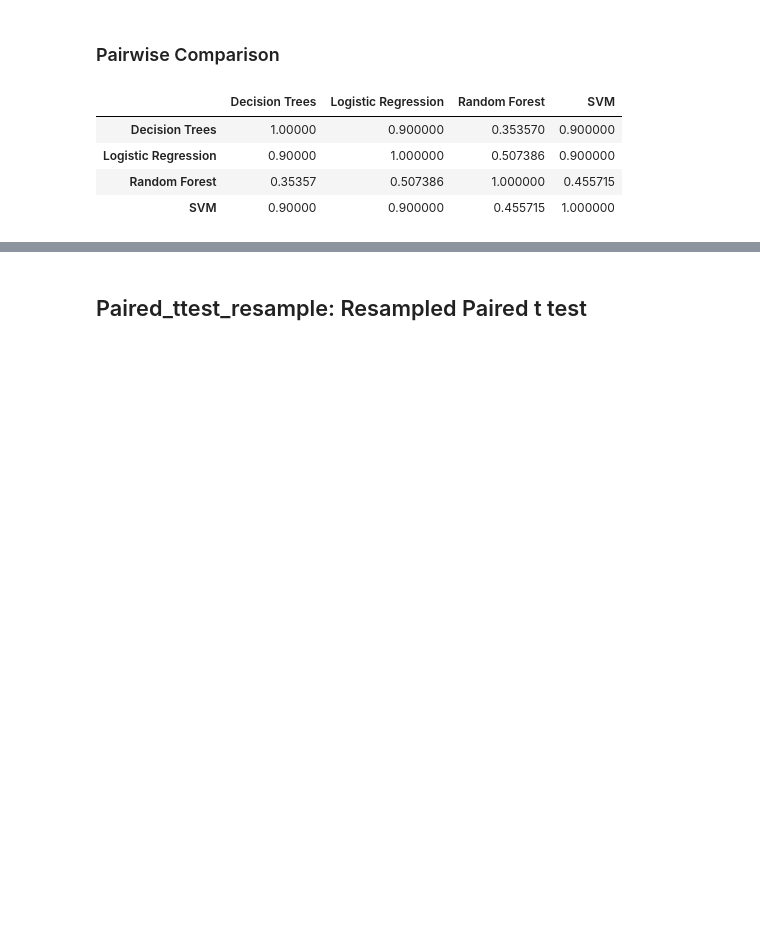
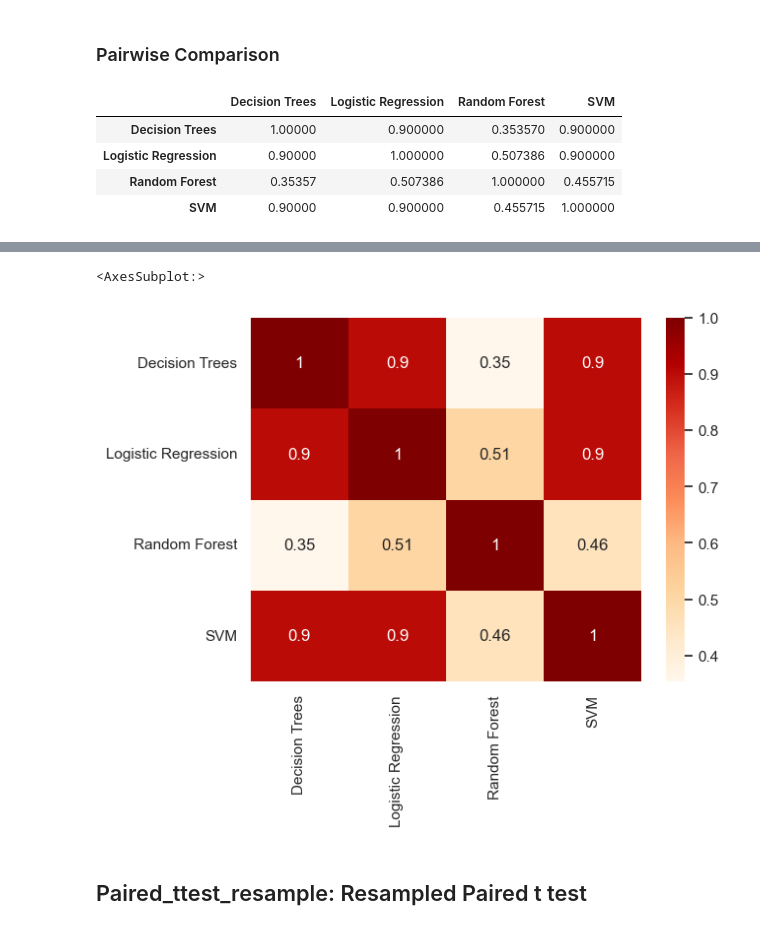
Before and after one commit to zoisboukouvalas/MachineLearningEvaluation_TowardsReliableResponsibleAI, a Jupyter notebook: Part_II/Chapter-6-Statistical-Significance/StatisticalSignificance_SO.ipynb, the cells around one changed output, grey strips where cells are left out. Drawn from its saved outputs; the diff is of its cells as text; code cells hidden in the pictures; blank space fills up the shorter version.

```diff
--- a/Part_II/Chapter-6-Statistical-Significance/StatisticalSignificance_SO.ipynb
+++ b/Part_II/Chapter-6-Statistical-Significance/StatisticalSignificance_SO.ipynb
@@ -1468,3 +1525,9 @@ sns.heatmap(test_result, annot=True, cmap='coolwarm')
+# %%
+import seaborn as sns
+sns.heatmap(test_result, annot=True, cmap='OrRd')
+# %% [output]
+<AxesSubplot:>
+[figure, added]
 # %% [markdown]
 ## Paired_ttest_resample: Resampled Paired t test
 # %%
```
Also changed, not shown: parts of 53 cells of this notebook.
